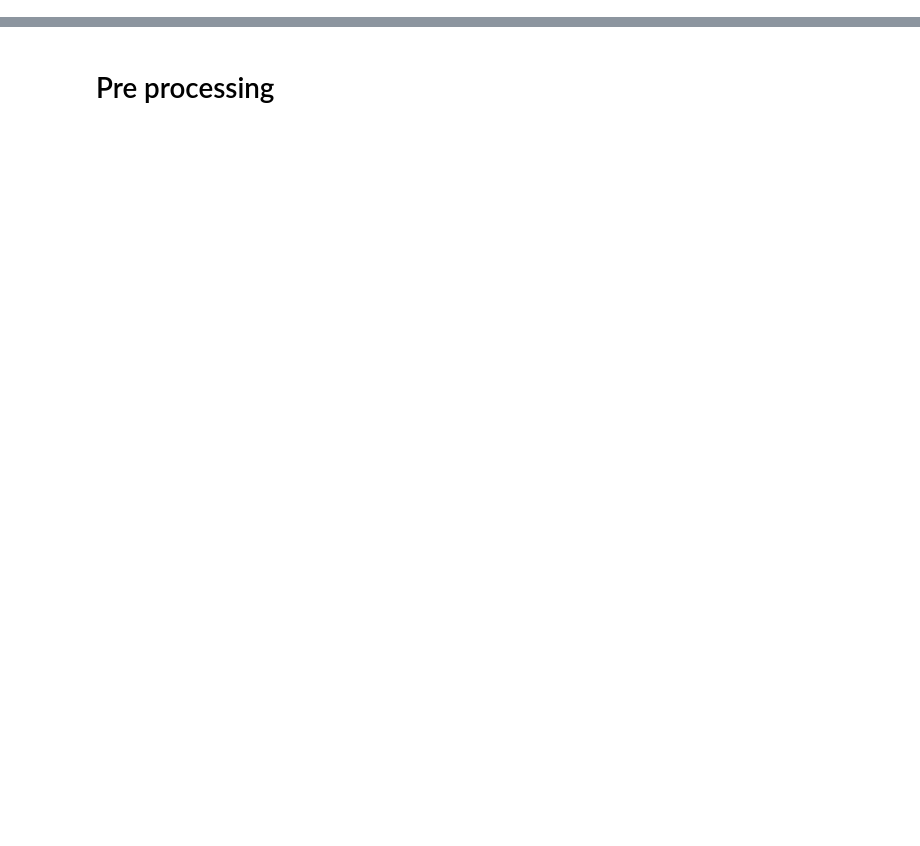
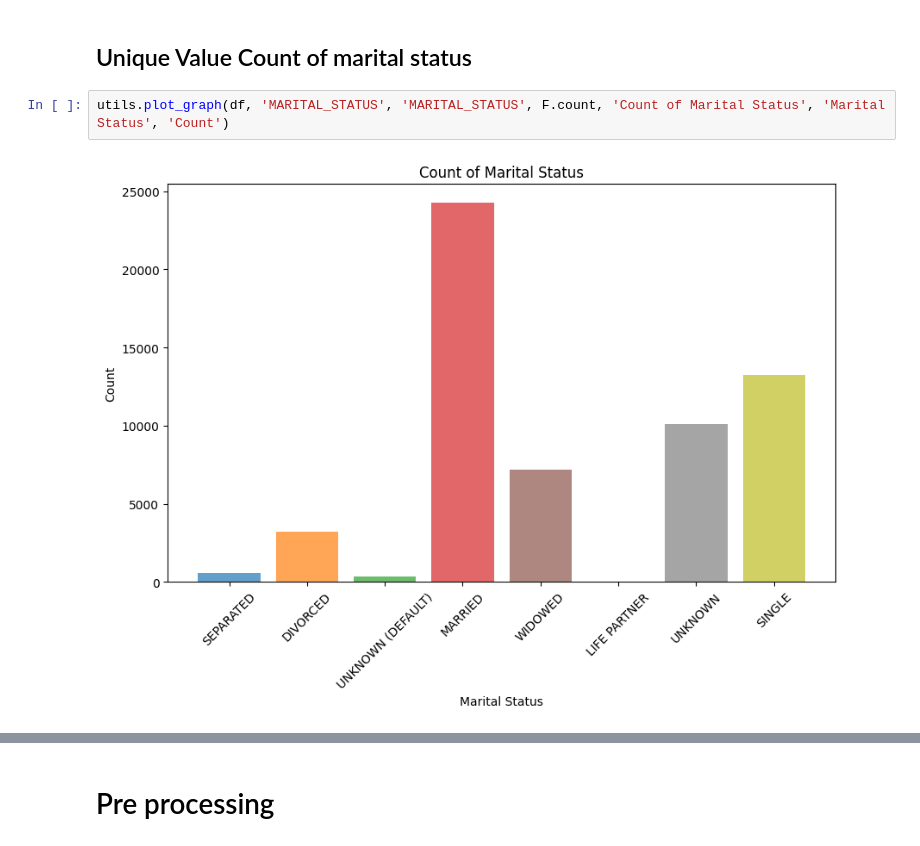
Before and after one commit to seblessa/ICU-LenghtOfStay-RegressionTask, a Jupyter notebook: notebook.ipynb, the cells around one changed output, grey strips where cells are left out. Cells and saved outputs as stored; diff of their text form; blank space fills up the shorter version.

```diff
--- a/notebook.ipynb
+++ b/notebook.ipynb
@@ -92,0 +262,6 @@ only showing top 20 rows
+# %% [markdown]
+## Unique Value Count of marital status
+# %%
+utils.plot_graph(df, 'MARITAL_STATUS', 'MARITAL_STATUS', F.count, 'Count of Marital Status', 'Marital Status', 'Count')
+# %% [output]
+[figure, added]
```
Also changed, not shown: parts of 61 cells of this notebook, 2 other files.
